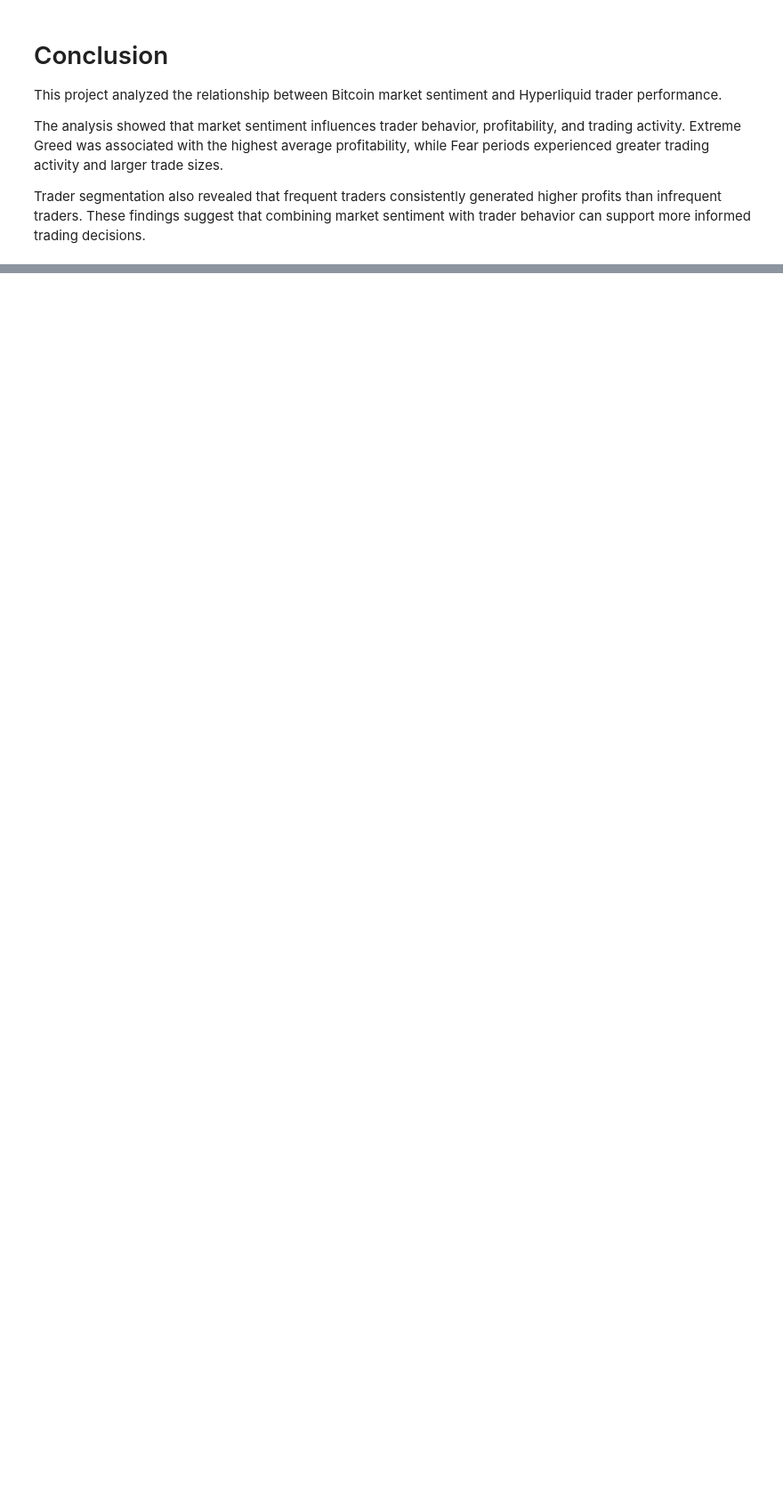
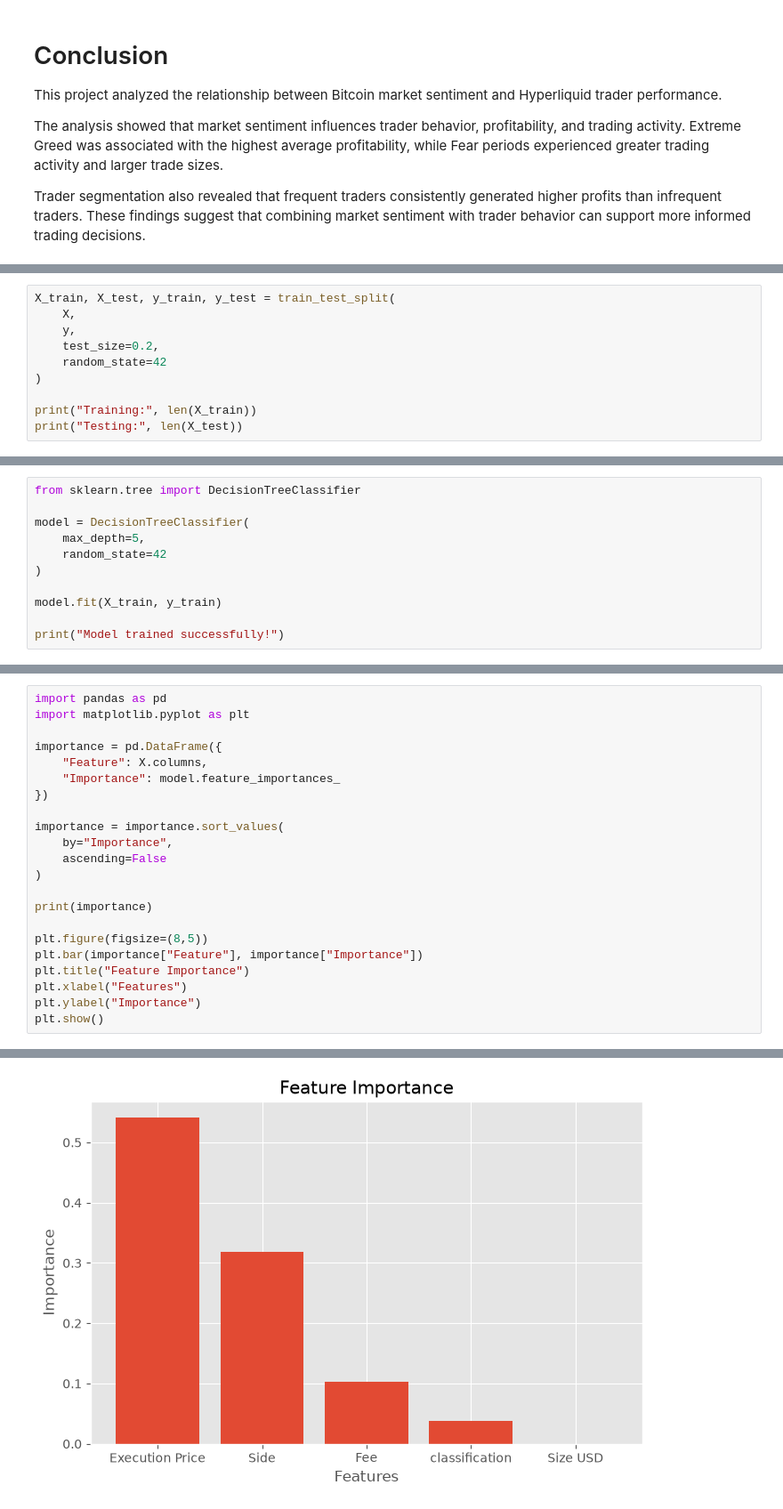
Before and after one commit to abhishekalenin-jpg/trader-sentiment-analysis, a Jupyter notebook: Trader_Performance_Analysis.ipynb, the cells around one changed output, grey strips where cells are left out. Shown at 89% size. Cells and saved outputs as stored; diff of their text form; blank space fills up the shorter version.

```diff
--- a/Trader_Performance_Analysis.ipynb
+++ b/Trader_Performance_Analysis.ipynb
@@ -654,0 +836,10 @@ Trader segmentation also revealed that frequent traders consistently generated h
+# %%
+X_train, X_test, y_train, y_test = train_test_split(
+    X,
+    y,
+    test_size=0.2,
+    random_state=42
+)
+
+print("Training:", len(X_train))
+print("Testing:", len(X_test))
@@ -654,0 +849,11 @@ Trader segmentation also revealed that frequent traders consistently generated h
+# %%
+from sklearn.tree import DecisionTreeClassifier
+
+model = DecisionTreeClassifier(
+    max_depth=5,
+    random_state=42
+)
+
+model.fit(X_train, y_train)
+
+print("Model trained successfully!")
@@ -654,0 +890,23 @@ Trader segmentation also revealed that frequent traders consistently generated h
+# %%
+import pandas as pd
+import matplotlib.pyplot as plt
+
+importance = pd.DataFrame({
+    "Feature": X.columns,
+    "Importance": model.feature_importances_
+})
+
+importance = importance.sort_values(
+    by="Importance",
+    ascending=False
+)
+
+print(importance)
+
+plt.figure(figsize=(8,5))
+plt.bar(importance["Feature"], importance["Importance"])
+plt.title("Feature Importance")
+plt.xlabel("Features")
+plt.ylabel("Importance")
+plt.show()
+# %% [output]
@@ -654,0 +919 @@ Trader segmentation also revealed that frequent traders consistently generated h
+[figure, added]
```
Also changed, not shown: parts of 25 cells of this notebook.
